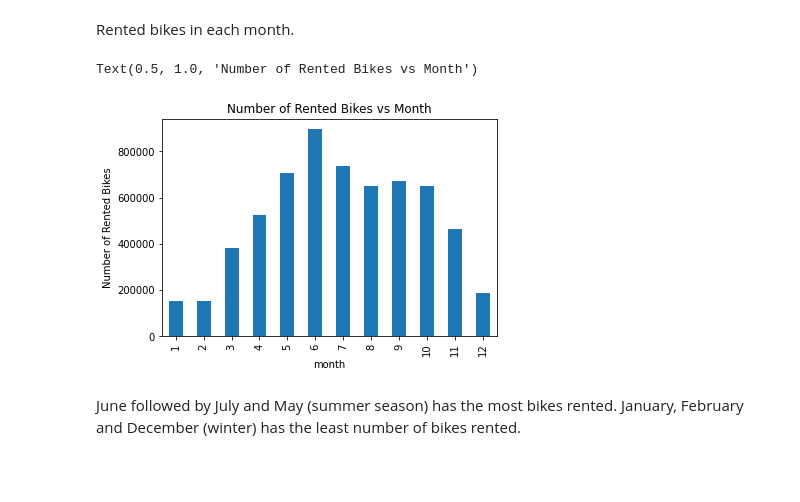
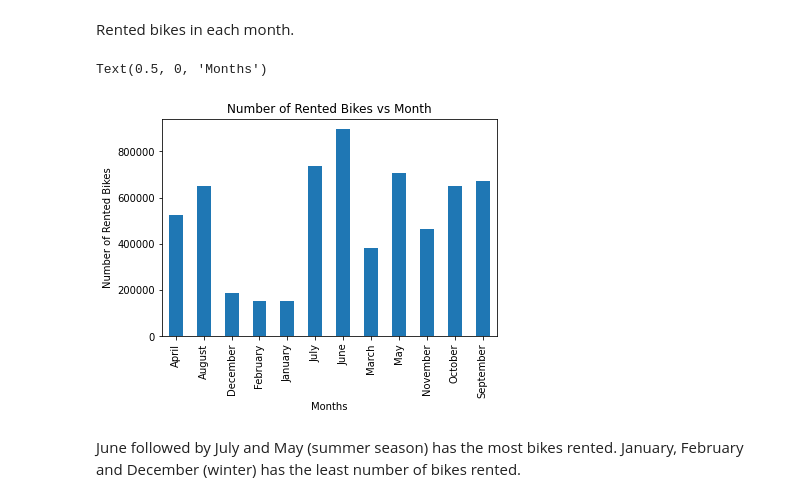
Before and after one commit to nihalhabeeb/rental_bike_demand_prediction, a Jupyter notebook: Seoul_Bike_Demand.ipynb, the cells around one changed output. Saved outputs shown, nothing was run; the diff lists cells and outputs as text; code cells hidden in the pictures; blank space fills up the shorter version.

Commit message:
changes for error plot

```diff
--- a/Seoul_Bike_Demand.ipynb
+++ b/Seoul_Bike_Demand.ipynb
@@ -106,6 +97,9 @@ df['year'] = df['date'].apply(lambda x: x.year)
 
 # creating a month column were month is represented by numbers
 df['month'] = df['date'].apply(lambda x: x.month)
+
+# creating another month column were month is represented by names
+df['month_names'] = df['date'].apply(lambda x: x.strftime("%B"))
 # %% [markdown]
 ## Exploratory Data Analysis
 # %% [markdown]
@@ -128,12 +122,13 @@ sns.countplot(data = df, x = 'year')
 Rented bikes in each month.
 # %%
 # total rented bikes in each month
-df.groupby('month')['rented_bike_count'].sum().plot(kind='bar')
+df.groupby('month_names')['rented_bike_count'].sum().plot(kind='bar')
 plt.ylabel('Number of Rented Bikes')
 plt.title('Number of Rented Bikes vs Month')
+plt.xlabel('Months')
 # %% [output]
-Text(0.5, 1.0, 'Number of Rented Bikes vs Month')
+Text(0.5, 0, 'Months')
-[figure, old version]
+[figure, new version]
 # %% [markdown]
 June followed by July and May (summer season) has the most bikes rented. January, February and December (winter) has the least number of bikes rented.
 # %% [markdown]
```
Also changed, not shown: parts of 29 cells of this notebook.
